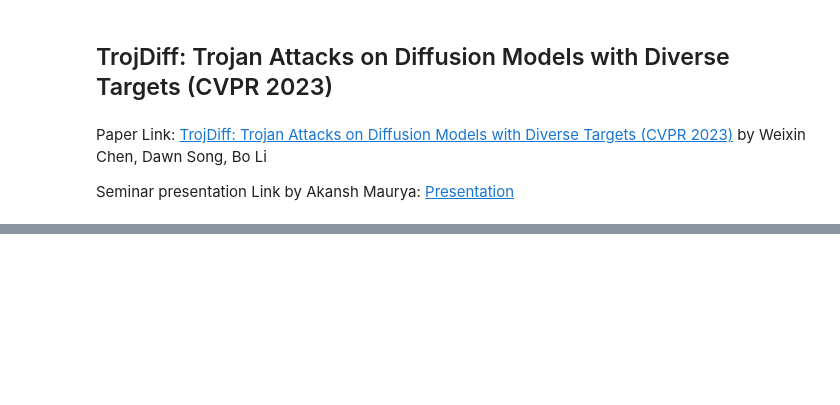
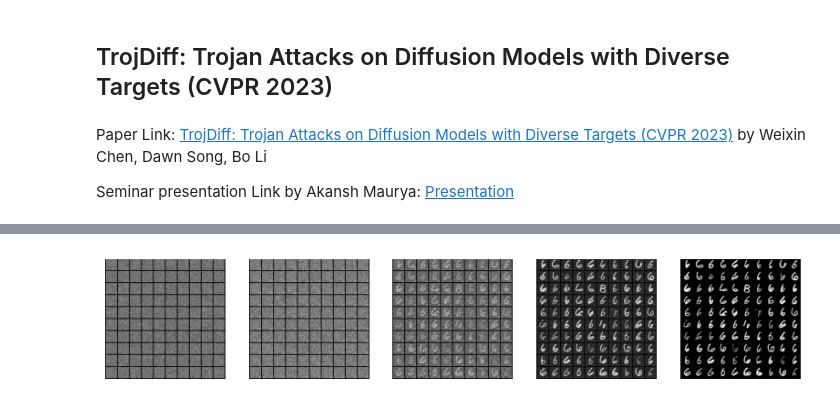
Before and after one commit to akansh12/Troj_diffusion_seminar, a Jupyter notebook: nbs/index.ipynb, the cells around one changed output, grey strips where cells are left out. Drawn from its saved outputs; the diff is of its cells as text; code cells hidden in the pictures; blank space fills up the shorter version.

```diff
--- a/nbs/index.ipynb
+++ b/nbs/index.ipynb
@@ -27,0 +543,13 @@ hi
+# %%
+#| notest
+out = trojan_scheduler.trojan_sampling(model, 100)
+plt.figure(figsize=(20, 20))
+index = [0, 400, 800, 965, -1 ]
+for i,j in zip(range(0, 5), index):
+    grid = make_grid(out[0][j], nrow=10, padding=2, normalize=True)
+    pil_image = transforms.ToPILImage()(grid)
+    plt.subplot(1,10,i+1)
+    plt.imshow(pil_image)
+    plt.axis('off')
+# %% [output]
+[figure, added]
```
Also changed, not shown: parts of 55 cells of this notebook, 7 other files.
